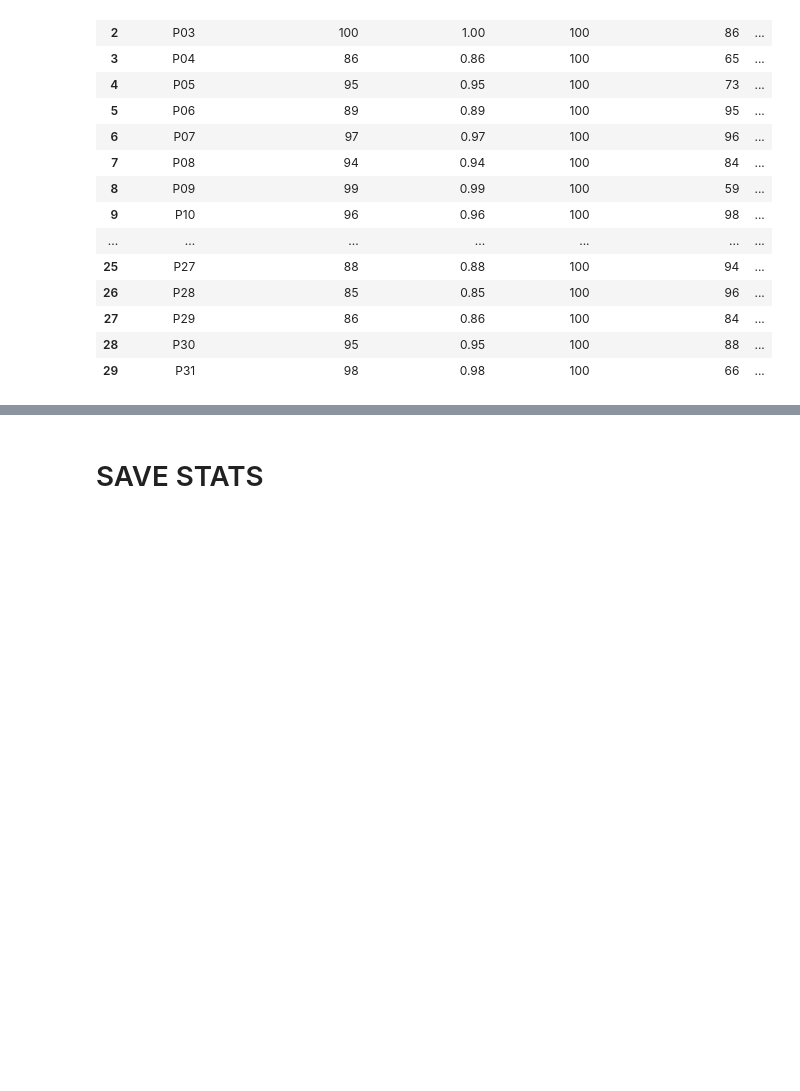
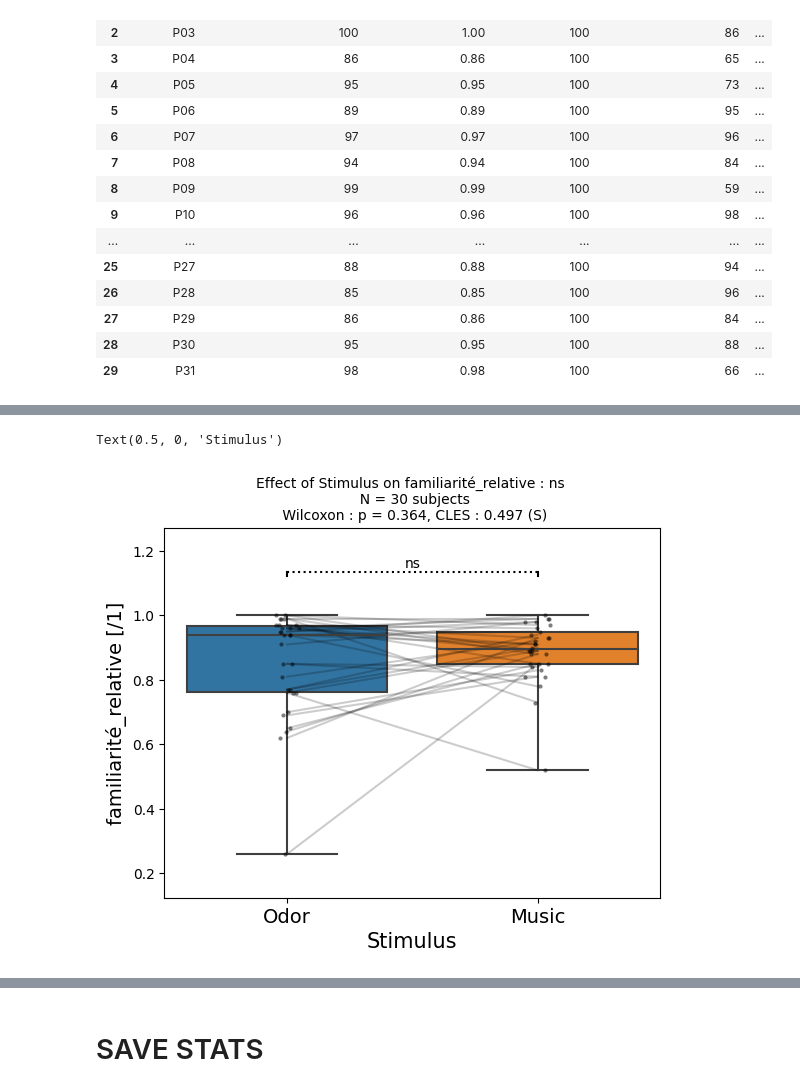
Before and after one commit to ValentinGhibaudo/Emosens_3, a Jupyter notebook: stats_stim_scoring.ipynb, the cells around one changed output, grey strips where cells are left out. Saved outputs shown, nothing was run; the diff lists cells and outputs as text; code cells hidden in the pictures; blank space fills up the shorter version.

```diff
--- a/stats_stim_scoring.ipynb
+++ b/stats_stim_scoring.ipynb
@@ -328,0 +347,17 @@ stim_choisies = pd.concat([odeurs_choisies, musiques_choisies])
+# %%
+fig, ax = plt.subplots()
+gh.auto_stats(df = stim_choisies,
+              predictor = 'Stimulus',
+              outcome = 'familiarité_relative',
+              design = 'within',
+             subject = 'participant',
+             ax=ax,
+             # outcome_clean_label = 'Hedonicity (relative step)',
+             outcome_unit = '/1',
+             xtick_info = False,)
+ax.set_ylabel(ax.get_ylabel(), fontsize = 14)
+ax.set_xticklabels(ax.get_xticklabels(), fontsize = 14)
+ax.set_xlabel(ax.get_xlabel(), fontsize = 15)
+# %% [output]
+Text(0.5, 0, 'Stimulus')
+[figure, added]
```
Also changed, not shown: parts of 5 cells of this notebook, 3 other files.
